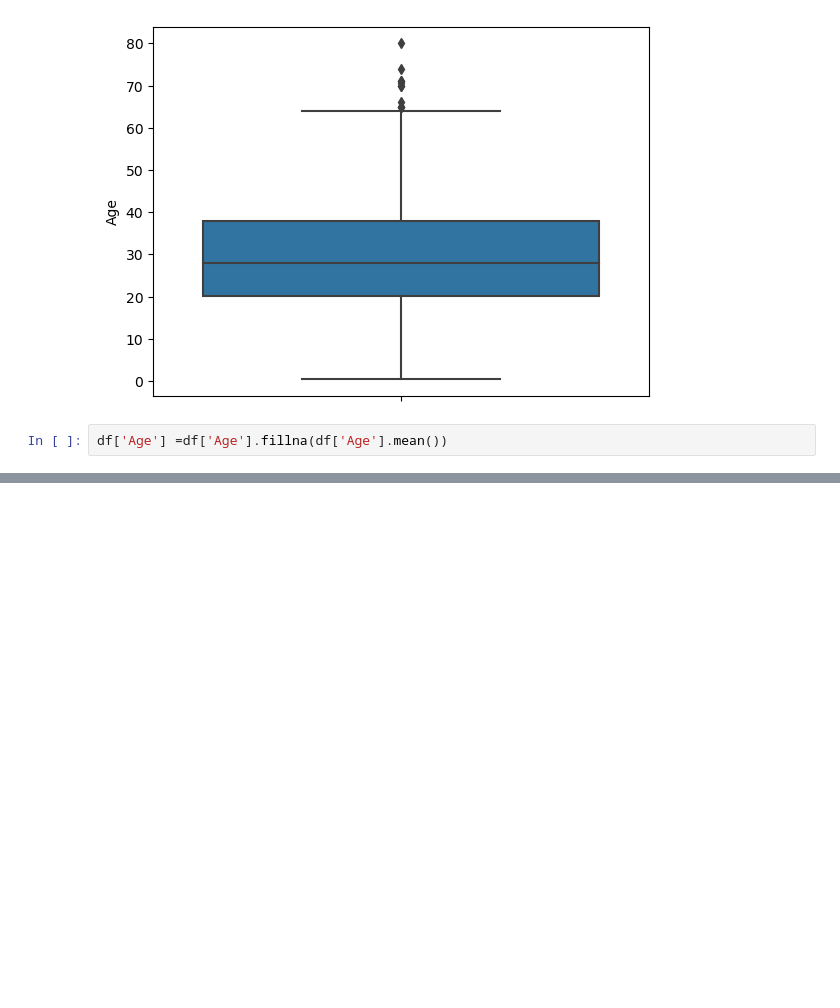
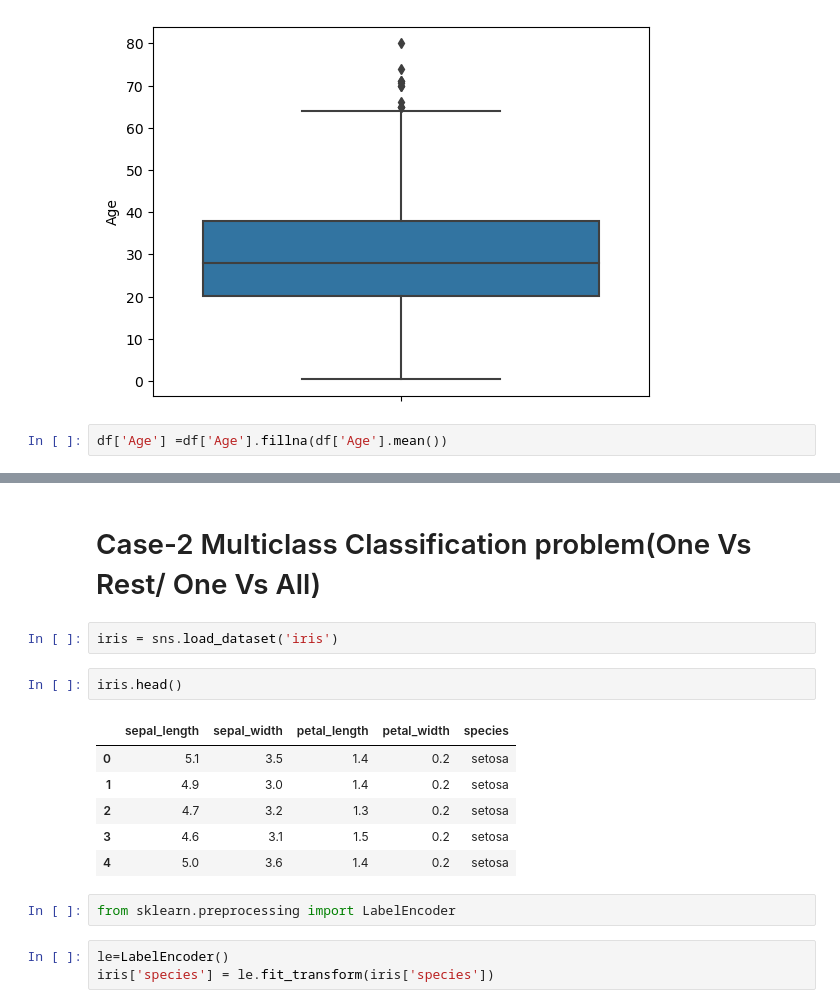
Before and after one commit to Nandini573/logistic, a Jupyter notebook: logistic_regression.ipynb, the cells around one changed output, grey strips where cells are left out. Cells and saved outputs as stored; diff of their text form; blank space fills up the shorter version.

```diff
--- a/logistic_regression.ipynb
+++ b/logistic_regression.ipynb
@@ -99,0 +279,18 @@ df['Age'] =df['Age'].fillna(df['Age'].mean())
+# %% [markdown]
+# Case-2 Multiclass Classification problem(One Vs Rest/ One Vs All)
+# %%
+iris = sns.load_dataset('iris')
+# %%
+iris.head()
+# %% [output]
+|  | sepal_length | sepal_width | petal_length | petal_width | species |
+| 0 | 5.1 | 3.5 | 1.4 | 0.2 | setosa |
+| 1 | 4.9 | 3.0 | 1.4 | 0.2 | setosa |
+| 2 | 4.7 | 3.2 | 1.3 | 0.2 | setosa |
+| 3 | 4.6 | 3.1 | 1.5 | 0.2 | setosa |
+| 4 | 5.0 | 3.6 | 1.4 | 0.2 | setosa |
+# %%
+from sklearn.preprocessing import LabelEncoder
+# %%
+le=LabelEncoder()
+iris['species'] = le.fit_transform(iris['species'])
```
Also changed, not shown: parts of 47 cells of this notebook.
